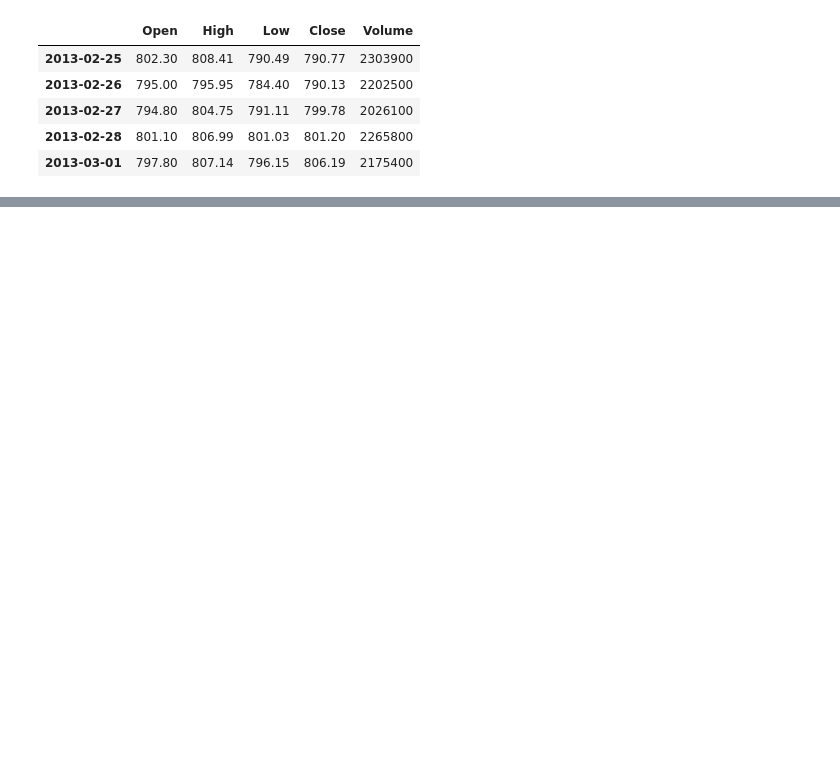
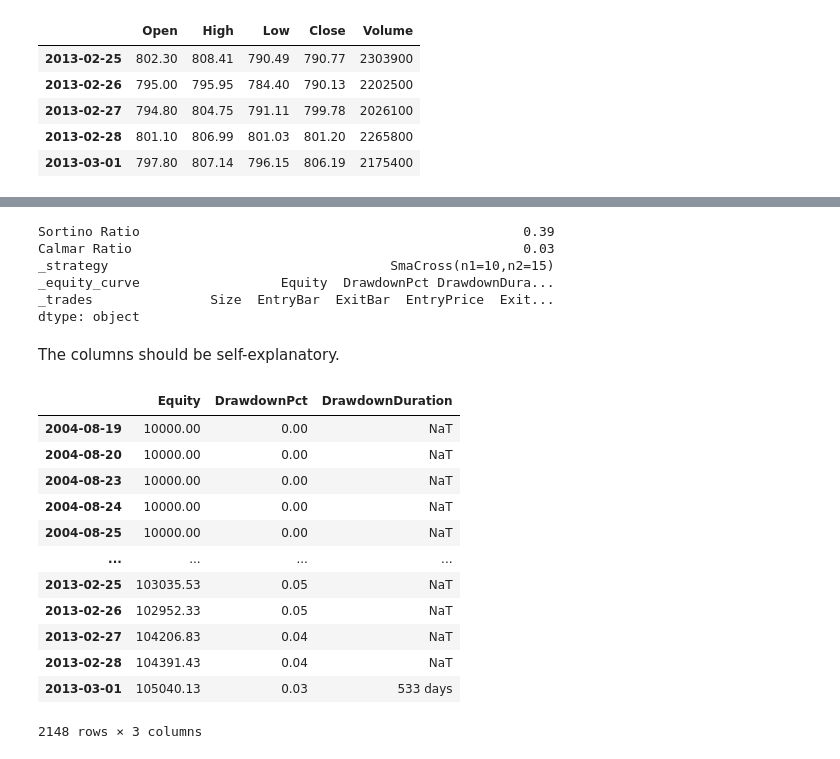
Before and after one commit to kernc/backtesting.py, a Jupyter notebook: doc/examples/Quick Start User Guide.ipynb, the cells around one changed output, grey strips where cells are left out. Drawn from its saved outputs; the diff is of its cells as text; code cells hidden in the pictures; blank space fills up the shorter version.

```diff
--- a/doc/examples/Quick Start User Guide.ipynb
+++ b/doc/examples/Quick Start User Guide.ipynb
@@ -215,0 +232,27 @@ or find more program options in the
+# %%
+stats.tail()
+# %% [output]
+Sortino Ratio                                                 0.39
+Calmar Ratio                                                  0.03
+_strategy                                    SmaCross(n1=10,n2=15)
+_equity_curve                  Equity  DrawdownPct DrawdownDura...
+_trades               Size  EntryBar  ExitBar  EntryPrice  Exit...
+dtype: object
+# %% [markdown]
+The columns should be self-explanatory.
+# %%
+stats['_equity_curve']  # Contains equity/drawdown curves. DrawdownDuration is only defined at ends of DD periods.
+# %% [output]
+|  | Equity | DrawdownPct | DrawdownDuration |
+| 2004-08-19 | 10000.00 | 0.00 | NaT |
+| 2004-08-20 | 10000.00 | 0.00 | NaT |
+| 2004-08-23 | 10000.00 | 0.00 | NaT |
+| 2004-08-24 | 10000.00 | 0.00 | NaT |
+| 2004-08-25 | 10000.00 | 0.00 | NaT |
+| ... | ... | ... | ... |
+| 2013-02-25 | 103035.53 | 0.05 | NaT |
+| 2013-02-26 | 102952.33 | 0.05 | NaT |
+| 2013-02-27 | 104206.83 | 0.04 | NaT |
+| 2013-02-28 | 104391.43 | 0.04 | NaT |
+| 2013-03-01 | 105040.13 | 0.03 | 533 days |
+2148 rows × 3 columns
```
Also changed, not shown: parts of 24 cells of this notebook, 11 other files.
